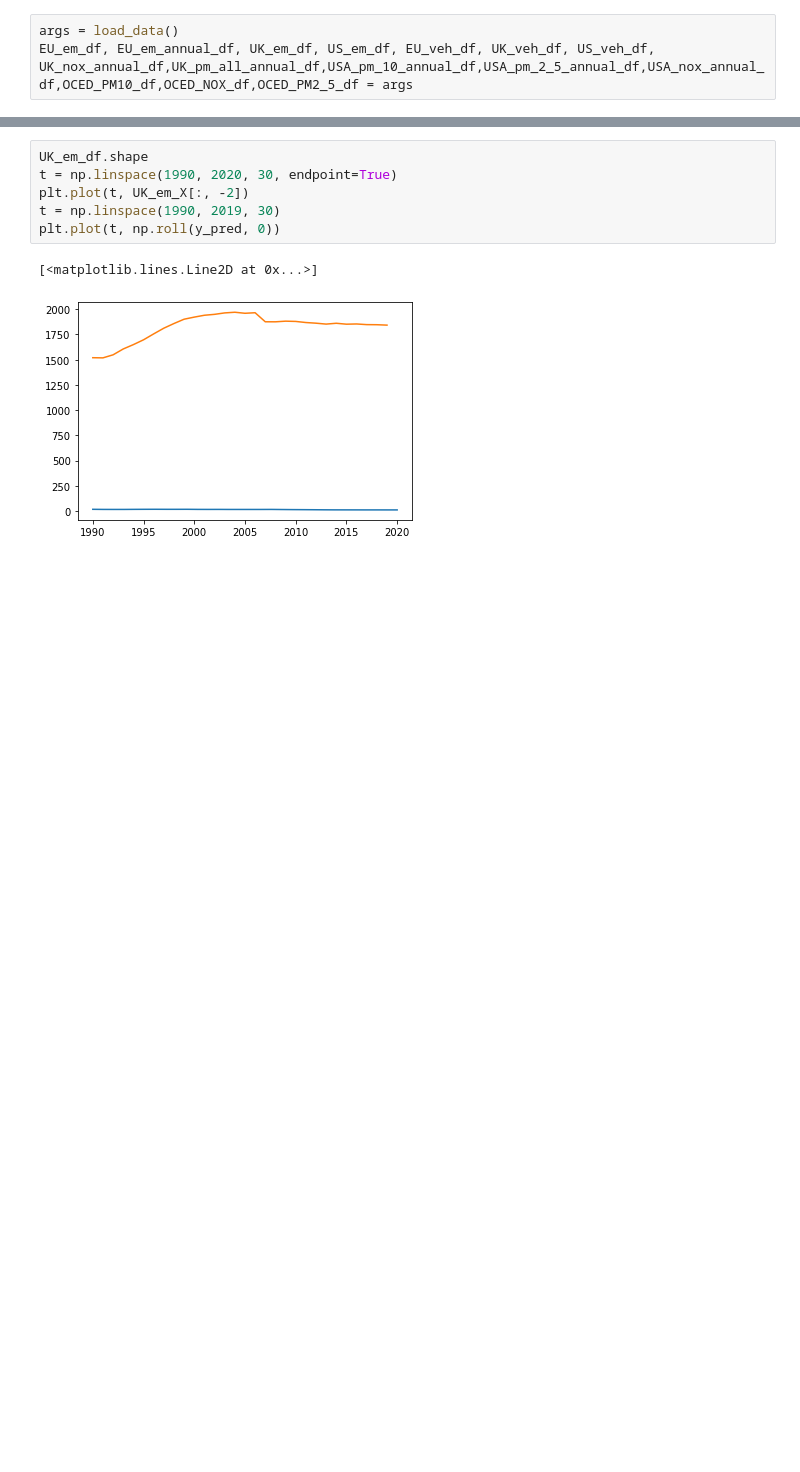
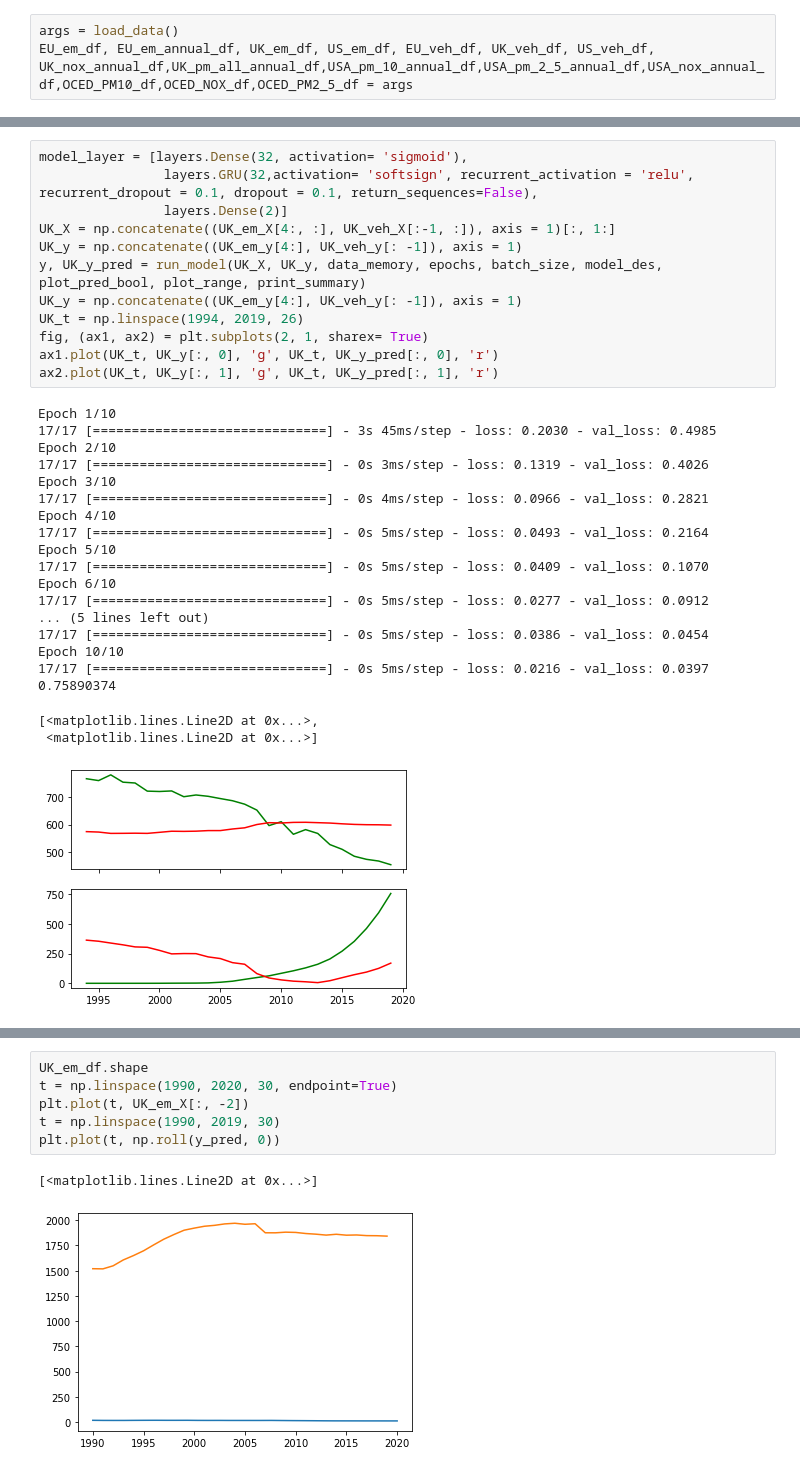
Before and after one commit to IsaacJohnEvans/EV_affect_on_emissions, a Jupyter notebook: pred.ipynb, the cells around one changed output, grey strips where cells are left out. Drawn from its saved outputs; the diff is of its cells as text; blank space fills up the shorter version.

```diff
--- a/pred.ipynb
+++ b/pred.ipynb
@@ -163,0 +207,33 @@ Epoch 2/2
+# %%
+model_layer = [layers.Dense(32, activation= 'sigmoid'),
+                layers.GRU(32,activation= 'softsign', recurrent_activation = 'relu', recurrent_dropout = 0.1, dropout = 0.1, return_sequences=False),
+                layers.Dense(2)]
+UK_X = np.concatenate((UK_em_X[4:, :], UK_veh_X[:-1, :]), axis = 1)[:, 1:]
+UK_y = np.concatenate((UK_em_y[4:], UK_veh_y[: -1]), axis = 1)
+y, UK_y_pred = run_model(UK_X, UK_y, data_memory, epochs, batch_size, model_des, plot_pred_bool, plot_range, print_summary)
+UK_y = np.concatenate((UK_em_y[4:], UK_veh_y[: -1]), axis = 1)
+UK_t = np.linspace(1994, 2019, 26)
+fig, (ax1, ax2) = plt.subplots(2, 1, sharex= True)
+ax1.plot(UK_t, UK_y[:, 0], 'g', UK_t, UK_y_pred[:, 0], 'r')
+ax2.plot(UK_t, UK_y[:, 1], 'g', UK_t, UK_y_pred[:, 1], 'r')
+# %% [output]
+Epoch 1/10
+17/17 [==============================] - 3s 45ms/step - loss: 0.2030 - val_loss: 0.4985
+Epoch 2/10
+17/17 [==============================] - 0s 3ms/step - loss: 0.1319 - val_loss: 0.4026
+Epoch 3/10
+17/17 [==============================] - 0s 4ms/step - loss: 0.0966 - val_loss: 0.2821
+Epoch 4/10
+17/17 [==============================] - 0s 5ms/step - loss: 0.0493 - val_loss: 0.2164
+Epoch 5/10
+17/17 [==============================] - 0s 5ms/step - loss: 0.0409 - val_loss: 0.1070
+Epoch 6/10
+17/17 [==============================] - 0s 5ms/step - loss: 0.0277 - val_loss: 0.0912
+... (5 lines left out)
+17/17 [==============================] - 0s 5ms/step - loss: 0.0386 - val_loss: 0.0454
+Epoch 10/10
+17/17 [==============================] - 0s 5ms/step - loss: 0.0216 - val_loss: 0.0397
+0.75890374
+[<matplotlib.lines.Line2D at 0x...>,
+ <matplotlib.lines.Line2D at 0x...>]
+[figure, added]
```
Also changed, not shown: parts of 8 cells of this notebook, 1 other file.
